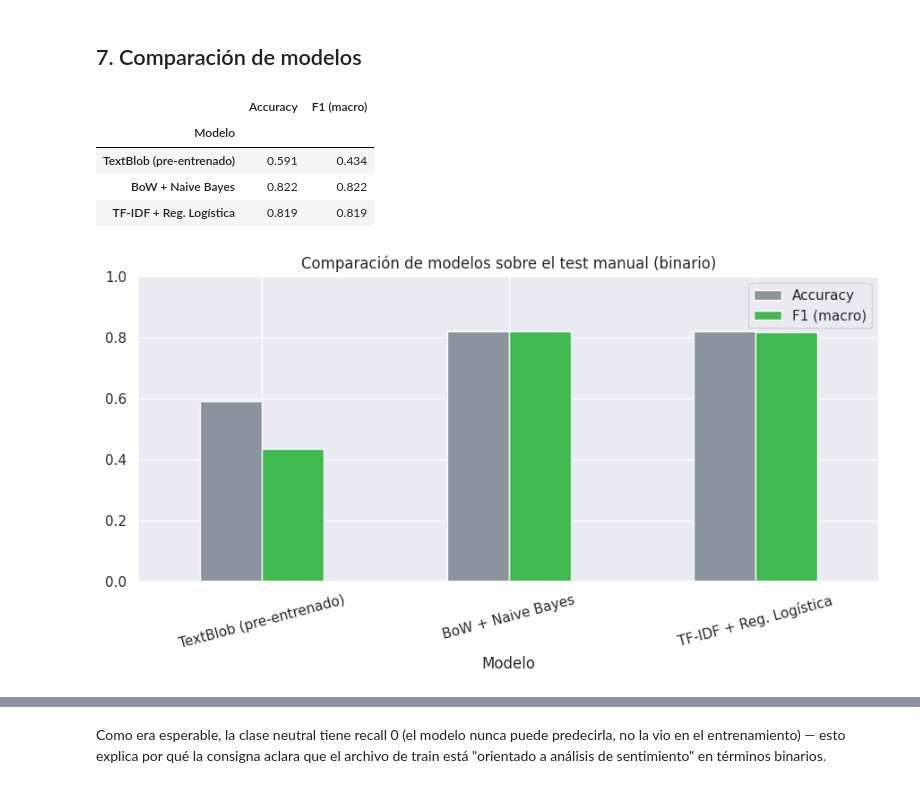
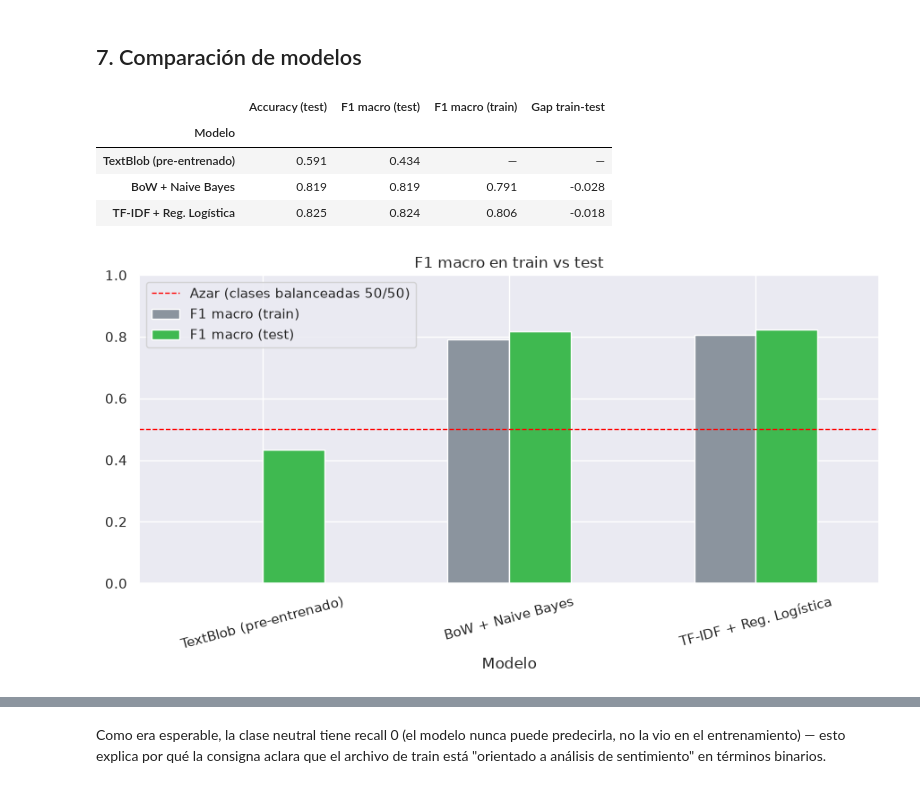
Before and after one commit to AlejoMarconi/tp3-nlp-tweets, a Jupyter notebook: notebooks/nlp_sentiment_analysis.ipynb, the cells around one changed output, grey strips where cells are left out. Drawn from its saved outputs; the diff is of its cells as text; code cells hidden in the pictures.

```diff
--- a/notebooks/nlp_sentiment_analysis.ipynb
+++ b/notebooks/nlp_sentiment_analysis.ipynb
@@ -138,6 +180,10 @@ MULTISPACE_RE = re.compile(r"\s+")
 
 
 def limpiar_tweet(texto):
+    # 1) Decodificar entidades HTML PRIMERO: el dataset trae &quot;, &amp;, &lt; sin decodificar.
+    #    Si esto se hiciera despues de NON_ALPHA_RE, el regex borraria '&' y ';' y dejaria
+    #    "quot" / "amp" / "lt" como si fueran palabras, metiendolas al vocabulario como ruido.
+    texto = html.unescape(texto)
     texto = texto.lower()
     texto = URL_RE.sub(" ", texto)
     texto = MENTION_RE.sub(" ", texto)
@@ -153,5 +199,12 @@ df = df[df["text_clean"].str.len() > 0].reset_index(drop=True)
 df_test["text_clean"] = df_test["text"].apply(limpiar_tweet)
 print(f"Limpieza de {len(df)} tweets de train: {time.time()-t0:.1f}s")
 
+# Verificacion: los tokens basura de entidades HTML no deben sobrevivir a la limpieza
+basura = ["quot", "amp", "lt", "gt"]
+tokens = df["text_clean"].head(200000).str.split().explode()
+print("\nTokens basura de entidades HTML tras la limpieza:")
+for b in basura:
+    print(f"  {b!r}: {(tokens == b).sum()} ocurrencias")
+
 df[["text", "text_clean"]].head(5)
 # %% [output]
@@ -245,8 +472,8 @@ weighted avg       0.82      0.82      0.82       359
 # %%
 t0 = time.time()
 vec_tfidf = TfidfVectorizer(min_df=5, max_features=50000)
-X_train_tfidf = vec_tfidf.fit_transform(X_train)
-X_test_tfidf = vec_tfidf.transform(X_test_bin)
+X_train_tfidf = vec_tfidf.fit_transform(X_train)   # fit SOLO con train
+X_test_tfidf = vec_tfidf.transform(X_test_bin)     # test: solo transform
 print(f"Vectorización TF-IDF: {time.time()-t0:.1f}s")
 
 t0 = time.time()
@@ -254,8 +481,21 @@ lr = LogisticRegression(max_iter=200)
 lr.fit(X_train_tfidf, y_train)
 print(f"Entrenamiento (sobre las {len(X_train)} filas de train): {time.time()-t0:.1f}s")
 
+# Evaluacion en AMBOS conjuntos
+pred_lr_train = lr.predict(X_train_tfidf)
 pred_lr = lr.predict(X_test_tfidf)
-print(classification_report(y_test_bin, pred_lr, zero_division=0))
+
+acc_lr_train = accuracy_score(y_train, pred_lr_train)
+f1_lr_train = f1_score(y_train, pred_lr_train, average="macro")
 acc_lr = accuracy_score(y_test_bin, pred_lr)
 f1_lr = f1_score(y_test_bin, pred_lr, average="macro")
+
+print(f"\nAccuracy train: {acc_lr_train:.4f}  |  F1 macro train: {f1_lr_train:.4f}")
+print(f"Accuracy test : {acc_lr:.4f}  |  F1 macro test : {f1_lr:.4f}")
+print(f"Gap (F1 macro): {f1_lr_train - f1_lr:.4f}")
+
+print("\n--- Classification report TRAIN ---")
+print(classification_report(y_train, pred_lr_train, zero_division=0))
+print("--- Classification report TEST ---")
+print(classification_report(y_test_bin, pred_lr, zero_division=0))
 # %% [output]
@@ -274,23 +529,28 @@ weighted avg       0.82      0.82      0.82       359
 # %%
 comparacion = pd.DataFrame({
     "Modelo": ["TextBlob (pre-entrenado)", "BoW + Naive Bayes", "TF-IDF + Reg. Logística"],
-    "Accuracy": [acc_textblob, acc_nb, acc_lr],
-    "F1 (macro)": [f1_textblob, f1_nb, f1_lr],
+    "Accuracy (test)": [acc_textblob, acc_nb, acc_lr],
+    "F1 macro (test)": [f1_textblob, f1_nb, f1_lr],
+    "F1 macro (train)": [np.nan, f1_nb_train, f1_lr_train],   # TextBlob no se entrena: no tiene train
+    "Gap train-test": [np.nan, f1_nb_train - f1_nb, f1_lr_train - f1_lr],
 }).set_index("Modelo")
 
-display(comparacion.style.format("{:.3f}").background_gradient(cmap="Greens"))
+display(comparacion.style.format("{:.3f}", na_rep="—").background_gradient(cmap="Greens", subset=["Accuracy (test)", "F1 macro (test)"]))
 
-comparacion.plot(kind="bar", figsize=(9, 5), color=["#8B949E", "#3FB950"])
-plt.title("Comparación de modelos sobre el test manual (binario)")
+comparacion[["F1 macro (train)", "F1 macro (test)"]].plot(
+    kind="bar", figsize=(9, 5), color=["#8B949E", "#3FB950"])
+plt.title("F1 macro en train vs test")
+plt.axhline(0.5, ls="--", color="red", lw=1, label="Azar (clases balanceadas 50/50)")
 plt.xticks(rotation=15)
 plt.ylim(0, 1)
+plt.legend()
 plt.tight_layout()
 plt.show()
 # %% [output]
-|  | Accuracy | F1 (macro) |
-| Modelo |  |  |
-| TextBlob (pre-entrenado) | 0.591 | 0.434 |
-| BoW + Naive Bayes | 0.822 | 0.822 |
-| TF-IDF + Reg. Logística | 0.819 | 0.819 |
+|  | Accuracy (test) | F1 macro (test) | F1 macro (train) | Gap train-test |
+| Modelo |  |  |  |  |
+| TextBlob (pre-entrenado) | 0.591 | 0.434 | — | — |
+| BoW + Naive Bayes | 0.819 | 0.819 | 0.791 | -0.028 |
+| TF-IDF + Reg. Logística | 0.825 | 0.824 | 0.806 | -0.018 |
-[figure, old version]
+[figure, new version]
 # %% [markdown]
```
Also changed, not shown: parts of 31 cells of this notebook, 2 other files.
